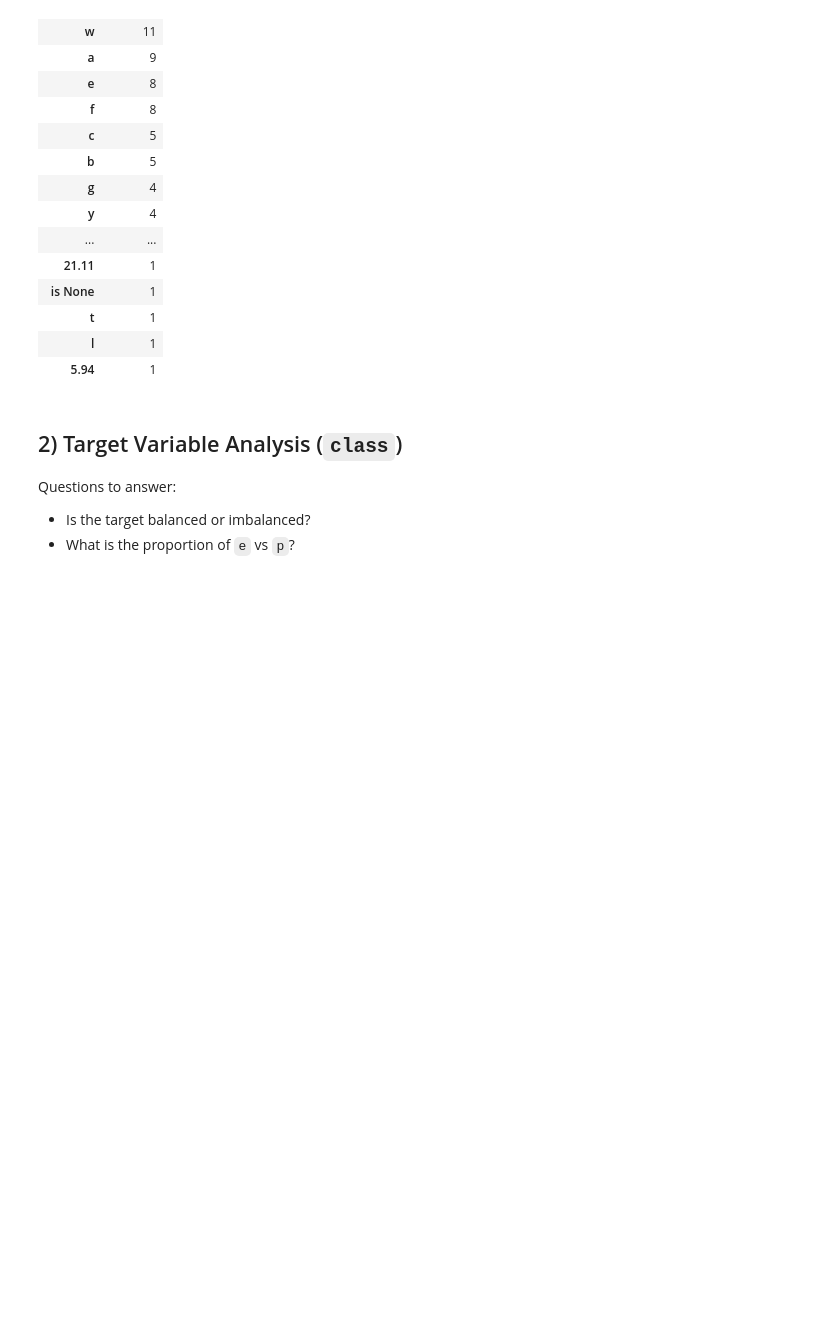
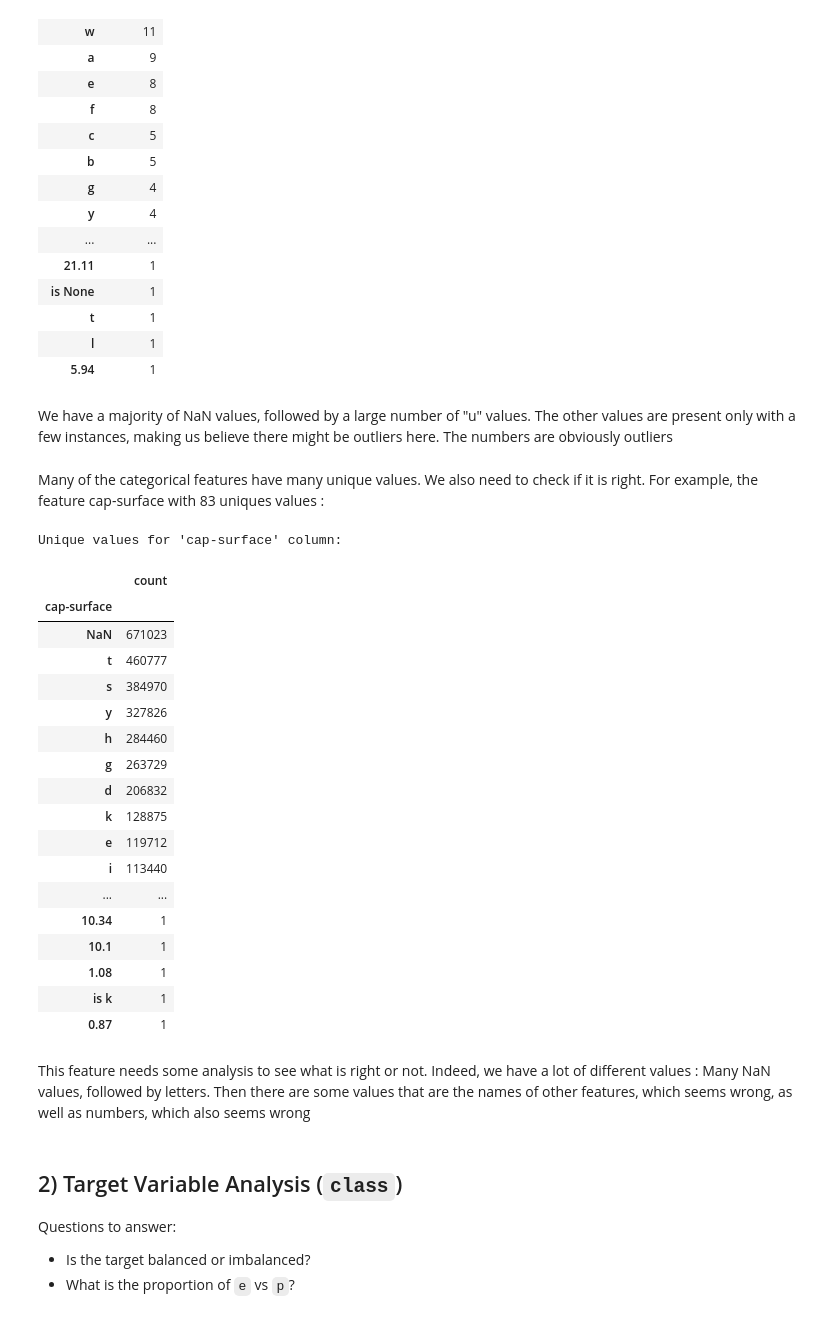
Before and after one commit to AntoineMilochevitch/mushroom-prediction, a Jupyter notebook: notebooks/mushroom_prediction.ipynb, the cells around one changed output. Saved outputs shown, nothing was run; the diff lists cells and outputs as text; code cells hidden in the pictures; blank space fills up the shorter version.

```diff
--- a/notebooks/mushroom_prediction.ipynb
+++ b/notebooks/mushroom_prediction.ipynb
@@ -176,6 +212,35 @@ Unique values for 'veil-type' column:
 | t | 1 |
 | l | 1 |
 | 5.94 | 1 |
+# %% [markdown]
+We have a majority of NaN values, followed by a large number of "u" values. The other values are present only with a few instances, making us believe there might be outliers here. The numbers are obviously outliers
+# %% [markdown]
+Many of the categorical features have many unique values. We also need to check if it is right. For example, the feature cap-surface with 83 uniques values :
+# %%
+print("Unique values for 'cap-surface' column:")
+display(train_df['cap-surface'].value_counts(dropna=False).to_frame())
+# %% [output]
+Unique values for 'cap-surface' column:
+|  | count |
+| cap-surface |  |
+| NaN | 671023 |
+| t | 460777 |
+| s | 384970 |
+| y | 327826 |
+| h | 284460 |
+| g | 263729 |
+| d | 206832 |
+| k | 128875 |
+| e | 119712 |
+| i | 113440 |
+| ... | ... |
+| 10.34 | 1 |
+| 10.1 | 1 |
+| 1.08 | 1 |
+| is k | 1 |
+| 0.87 | 1 |
+# %% [markdown]
+This feature needs some analysis to see what is right or not. Indeed, we have a lot of different values : Many NaN values, followed by letters. Then there are some values that are the names of other features, which seems wrong, as well as numbers, which also seems wrong
 # %% [markdown]
 ## 2) Target Variable Analysis (`class`)
 
```
Also changed, not shown: parts of 8 cells of this notebook.
